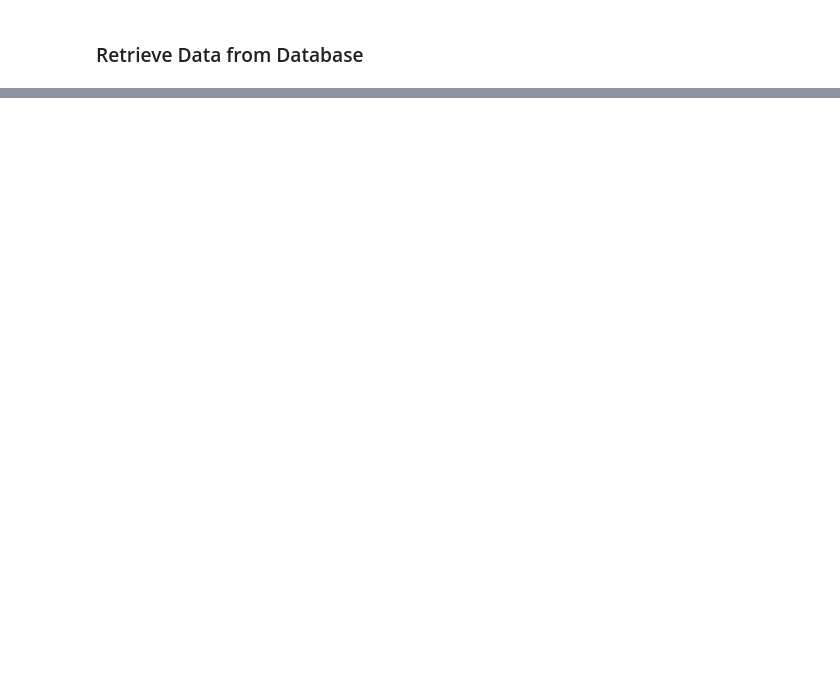
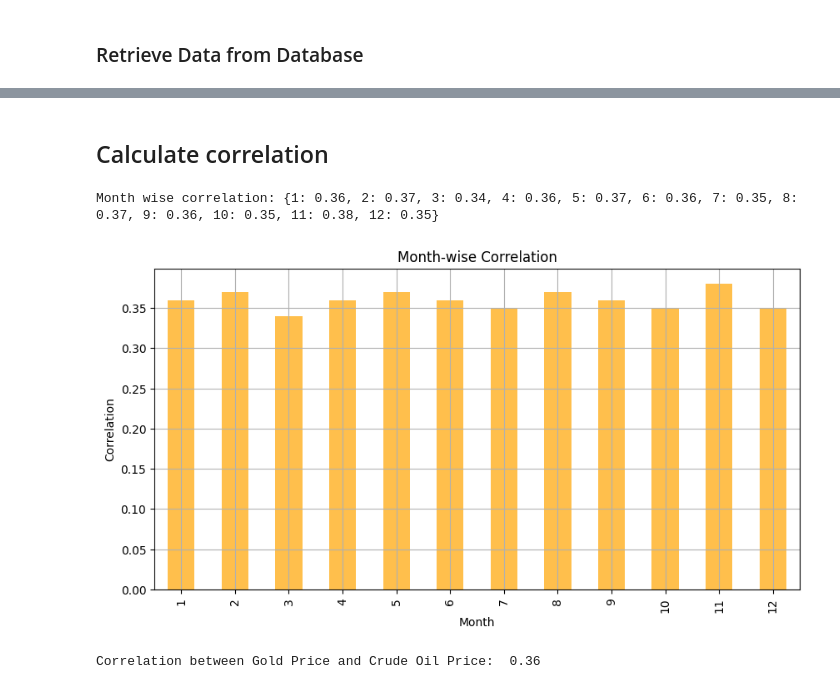
Before and after one commit to parth-ghinaiya/made-template, a Jupyter notebook: project/report.ipynb, the cells around one changed output, grey strips where cells are left out. Cells and saved outputs as stored; diff of their text form; code cells hidden in the pictures; blank space fills up the shorter version.

```diff
--- a/project/report.ipynb
+++ b/project/report.ipynb
@@ -126,0 +157,27 @@ Correlation between Gold Price and Crude Oil Price: 0.4597642509595352
+# %% [markdown]
+## Calculate correlation
+# %%
+# Calculate month-wise correlation between gold and crude oil prices with 2f precision
+monthwise_correlation = crude_oil_price_df.groupby(crude_oil_price_df['date'].dt.month)['price'].corr(gold_price_df['United States(USD)']).round(2)
+
+# Convert month-wise correlation to dictionary
+monthwise_correlation_dict = monthwise_correlation.to_dict()
+
+print(f"Month wise correlation: {monthwise_correlation_dict}")
+
+# Plot month-wise correlation
+fig, ax = plt.subplots(figsize=(10, 5))
+monthwise_correlation.plot(kind='bar', color='orange', alpha=0.7, ax=ax)
+ax.set_xlabel('Month')
+ax.set_ylabel('Correlation')
+ax.set_title('Month-wise Correlation')
+ax.grid(True)
+# %% [output]
+Month wise correlation: {1: 0.36, 2: 0.37, 3: 0.34, 4: 0.36, 5: 0.37, 6: 0.36, 7: 0.35, 8: 0.37, 9: 0.36, 10: 0.35, 11: 0.38, 12: 0.35}
+[figure, added]
+# %%
+# calculate overall correlation between gold and crude oil prices
+correlation = crude_oil_price_df['price'].corr(gold_price_df['United States(USD)'])
+print(f'Correlation between Gold Price and Crude Oil Price: {correlation: .2f}')
+# %% [output]
+Correlation between Gold Price and Crude Oil Price:  0.36
```
Also changed, not shown: parts of 13 cells of this notebook.
